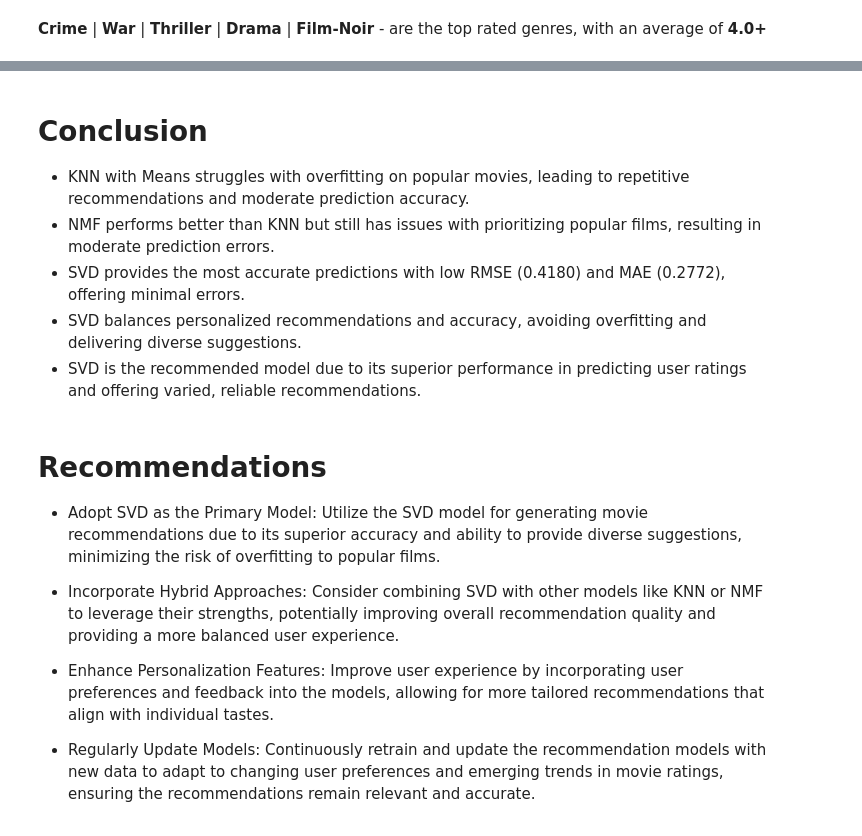
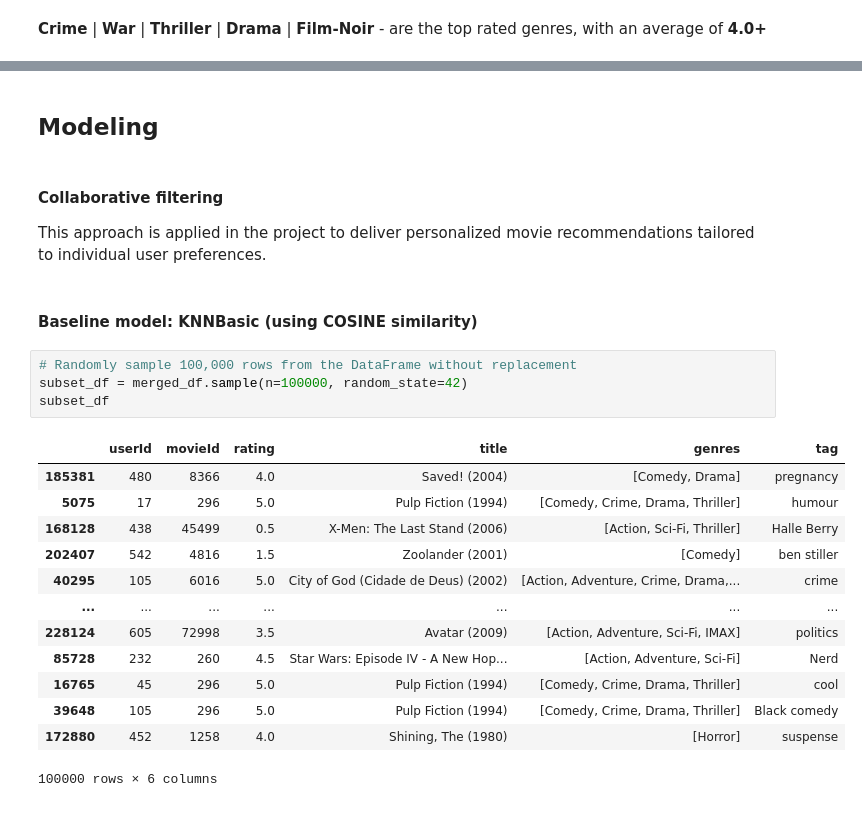
Before and after one commit to am-eric/Movie-recommendation-system, a Jupyter notebook: analysis.ipynb, the cells around one changed output, grey strips where cells are left out. Cells and saved outputs as stored; diff of their text form.

```diff
--- a/analysis.ipynb
+++ b/analysis.ipynb
@@ -707,16 +479,25 @@ Movie: Fight Club (1999), Predicted Rating: 4.822304903361197
-# %% [markdown]
-# Conclusion
-- KNN with Means struggles with overfitting on popular movies, leading to repetitive recommendations and moderate prediction accuracy.
-- NMF performs better than KNN but still has issues with prioritizing popular films, resulting in moderate prediction errors.
-- SVD provides the most accurate predictions with low RMSE (0.4180) and MAE (0.2772), offering minimal errors.
-- SVD balances personalized recommendations and accuracy, avoiding overfitting and delivering diverse suggestions.
-- SVD is the recommended model due to its superior performance in predicting user ratings and offering varied, reliable recommendations.
-# %% [markdown]
-# Recommendations
-- Adopt SVD as the Primary Model: Utilize the SVD model for generating movie recommendations due to its superior accuracy and ability to provide diverse suggestions, minimizing the risk of overfitting to popular films.
-
-- Incorporate Hybrid Approaches: Consider combining SVD with other models like KNN or NMF to leverage their strengths, potentially improving overall recommendation quality and providing a more balanced user experience.
-
-- Enhance Personalization Features: Improve user experience by incorporating user preferences and feedback into the models, allowing for more tailored recommendations that align with individual tastes.
-
-- Regularly Update Models: Continuously retrain and update the recommendation models with new data to adapt to changing user preferences and emerging trends in movie ratings, ensuring the recommendations remain relevant and accurate.
+# %% [markdown]
+## Modeling
+# %% [markdown]
+#### Collaborative filtering
+This approach is applied in the project to deliver personalized movie recommendations tailored to individual user preferences.
+# %% [markdown]
+#### Baseline model: KNNBasic (using COSINE similarity)
+# %%
+# Randomly sample 100,000 rows from the DataFrame without replacement
+subset_df = merged_df.sample(n=100000, random_state=42)
+subset_df
+# %% [output]
+|  | userId | movieId | rating | title | genres | tag |
+| 185381 | 480 | 8366 | 4.0 | Saved! (2004) | [Comedy, Drama] | pregnancy |
+| 5075 | 17 | 296 | 5.0 | Pulp Fiction (1994) | [Comedy, Crime, Drama, Thriller] | humour |
+| 168128 | 438 | 45499 | 0.5 | X-Men: The Last Stand (2006) | [Action, Sci-Fi, Thriller] | Halle Berry |
+| 202407 | 542 | 4816 | 1.5 | Zoolander (2001) | [Comedy] | ben stiller |
+| 40295 | 105 | 6016 | 5.0 | City of God (Cidade de Deus) (2002) | [Action, Adventure, Crime, Drama,... | crime |
+| ... | ... | ... | ... | ... | ... | ... |
+| 228124 | 605 | 72998 | 3.5 | Avatar (2009) | [Action, Adventure, Sci-Fi, IMAX] | politics |
+| 85728 | 232 | 260 | 4.5 | Star Wars: Episode IV - A New Hop... | [Action, Adventure, Sci-Fi] | Nerd |
+| 16765 | 45 | 296 | 5.0 | Pulp Fiction (1994) | [Comedy, Crime, Drama, Thriller] | cool |
+| 39648 | 105 | 296 | 5.0 | Pulp Fiction (1994) | [Comedy, Crime, Drama, Thriller] | Black comedy |
+| 172880 | 452 | 1258 | 4.0 | Shining, The (1980) | [Horror] | suspense |
+100000 rows × 6 columns
```
Also changed, not shown: parts of 74 cells of this notebook.
